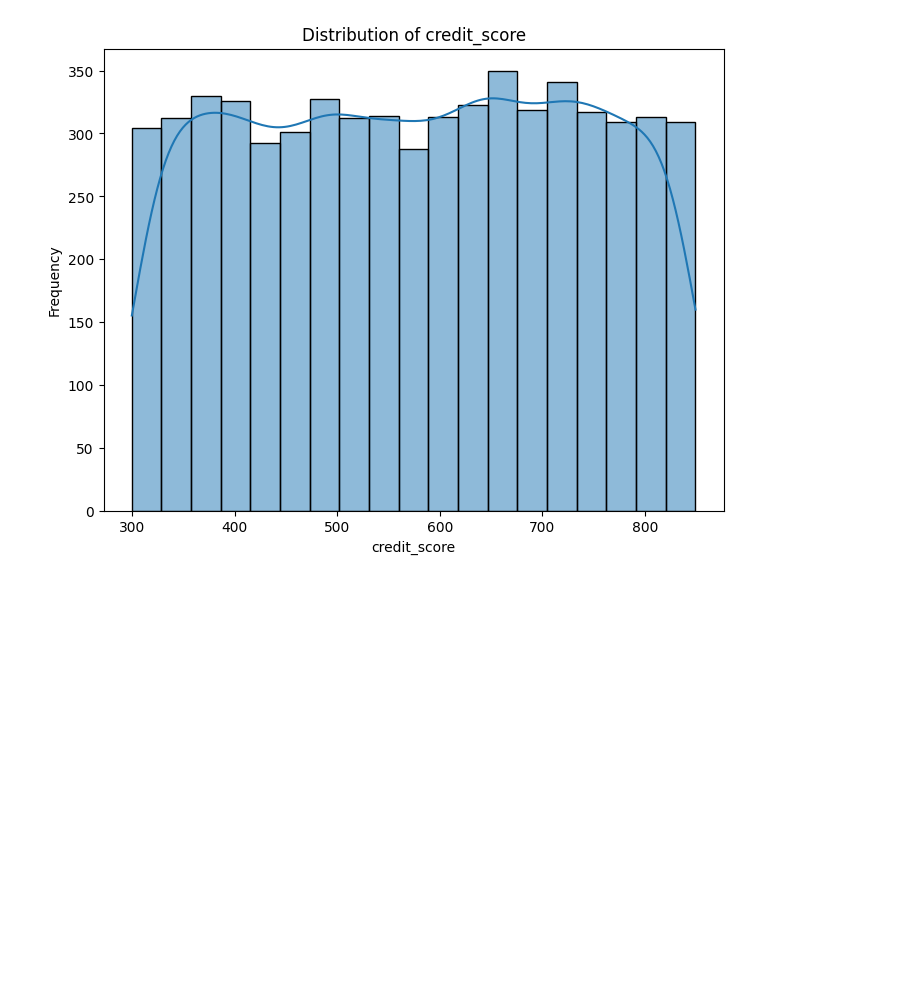
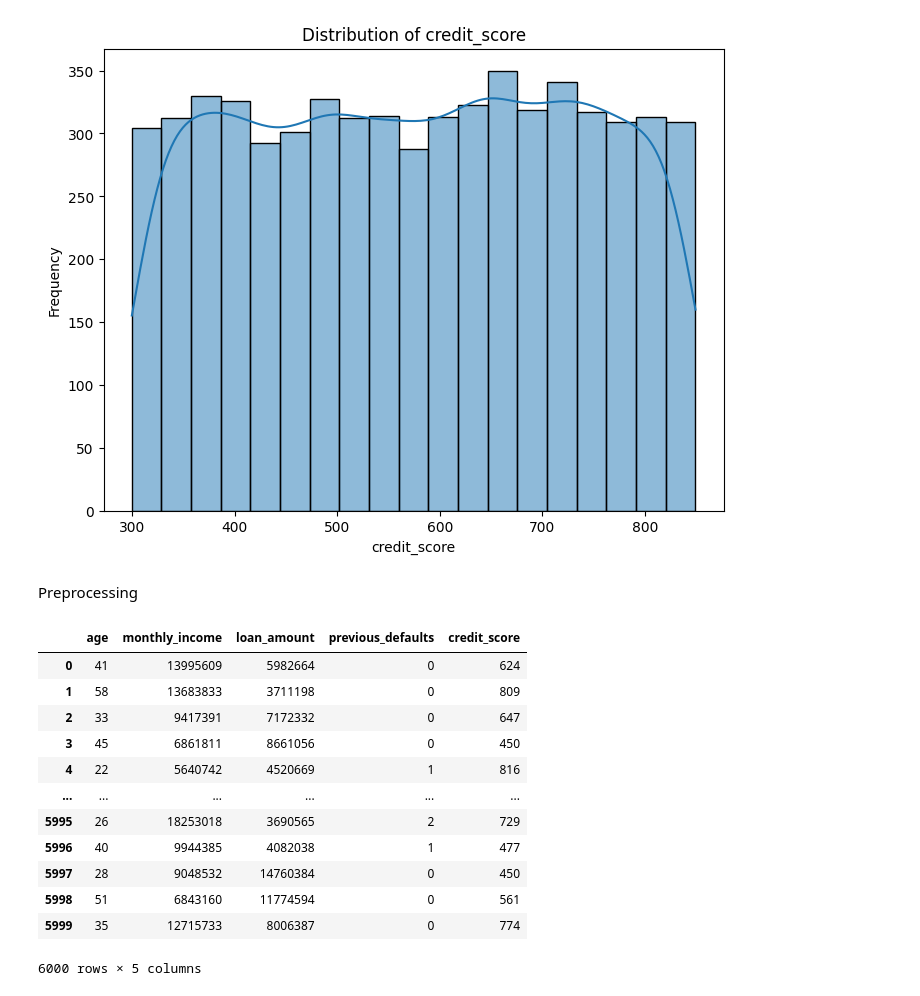
Before and after one commit to farhanrkt/ds-test, a Jupyter notebook: notebooks/B_modeling.ipynb, the cells around one changed output. Saved outputs shown, nothing was run; the diff lists cells and outputs as text; code cells hidden in the pictures; blank space fills up the shorter version.

Commit message:
feat(ipynb): add preprocessing & modeling

```diff
--- a/notebooks/B_modeling.ipynb
+++ b/notebooks/B_modeling.ipynb
@@ -142,3 +144,5 @@ for col in features_to_plot:
 [figure]
 [figure]
 [figure]
+# %% [markdown]
+Preprocessing
@@ -144,0 +160,19 @@ for col in features_to_plot:
+# %%
+x = df.drop(['application_id', 'default'], axis=1)
+y = df['default']
+# %%
+x
+# %% [output]
+|  | age | monthly_income | loan_amount | previous_defaults | credit_score |
+| 0 | 41 | 13995609 | 5982664 | 0 | 624 |
+| 1 | 58 | 13683833 | 3711198 | 0 | 809 |
+| 2 | 33 | 9417391 | 7172332 | 0 | 647 |
+| 3 | 45 | 6861811 | 8661056 | 0 | 450 |
+| 4 | 22 | 5640742 | 4520669 | 1 | 816 |
+| ... | ... | ... | ... | ... | ... |
+| 5995 | 26 | 18253018 | 3690565 | 2 | 729 |
+| 5996 | 40 | 9944385 | 4082038 | 1 | 477 |
+| 5997 | 28 | 9048532 | 14760384 | 0 | 450 |
+| 5998 | 51 | 6843160 | 11774594 | 0 | 561 |
+| 5999 | 35 | 12715733 | 8006387 | 0 | 774 |
+6000 rows × 5 columns
```
Also changed, not shown: parts of 13 cells of this notebook.
